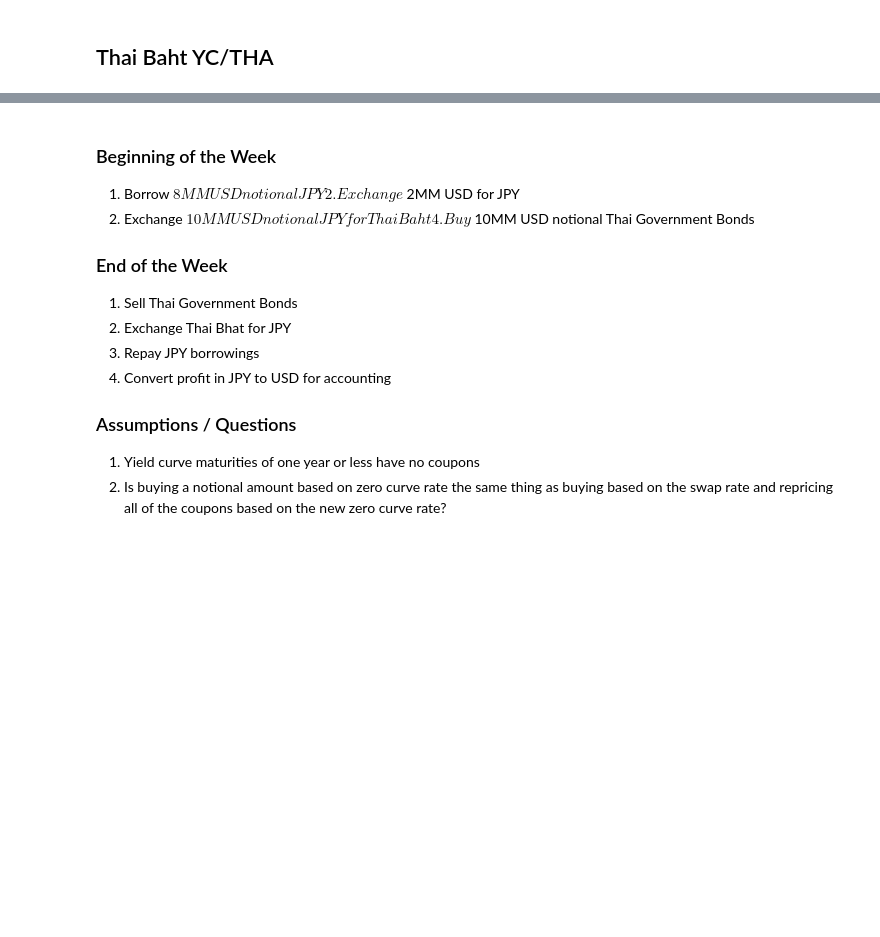
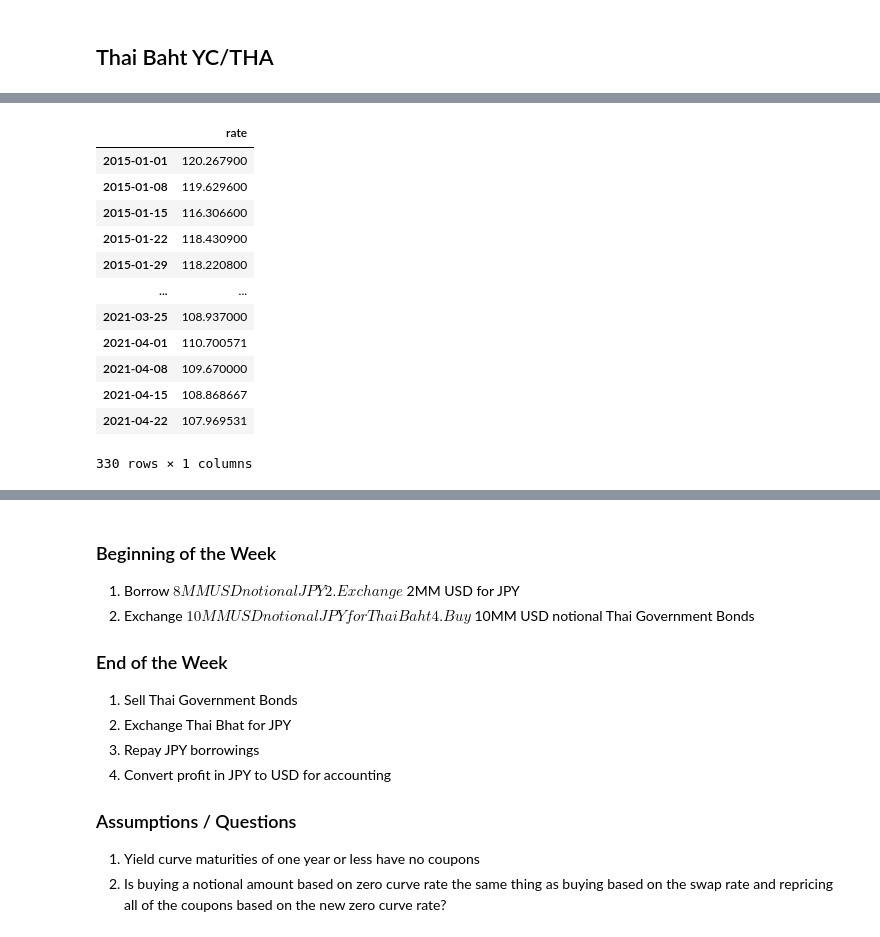
Before and after one commit to CalebEverett/finm33150-carry-trade, a Jupyter notebook: carry_trade.ipynb, the cells around one changed output, grey strips where cells are left out. Drawn from its saved outputs; the diff is of its cells as text; code cells hidden in the pictures; blank space fills up the shorter version.

```diff
--- a/carry_trade.ipynb
+++ b/carry_trade.ipynb
@@ -96,0 +82,16 @@ for d0, d1 in zip(date_range[:-1], date_range[1:]):
+# %%
+dfs_fx["JPY"].loc[date_range]
+# %% [output]
+|  | rate |
+| 2015-01-01 | 120.267900 |
+| 2015-01-08 | 119.629600 |
+| 2015-01-15 | 116.306600 |
+| 2015-01-22 | 118.430900 |
+| 2015-01-29 | 118.220800 |
+| ... | ... |
+| 2021-03-25 | 108.937000 |
+| 2021-04-01 | 110.700571 |
+| 2021-04-08 | 109.670000 |
+| 2021-04-15 | 108.868667 |
+| 2021-04-22 | 107.969531 |
+330 rows × 1 columns
```
Also changed, not shown: parts of 27 cells of this notebook, 1 other file.
